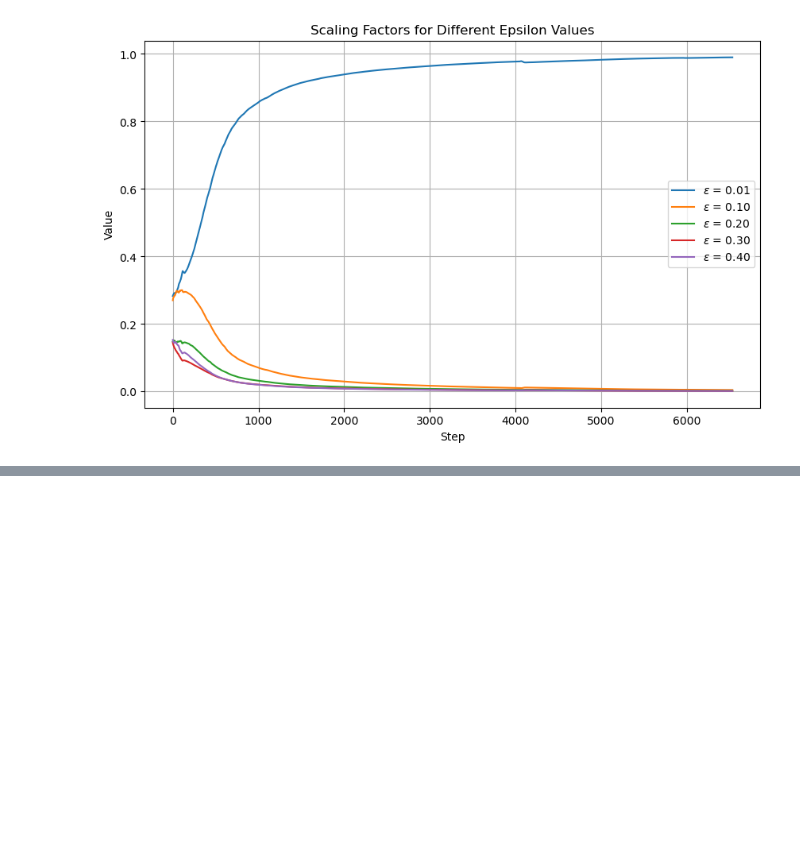
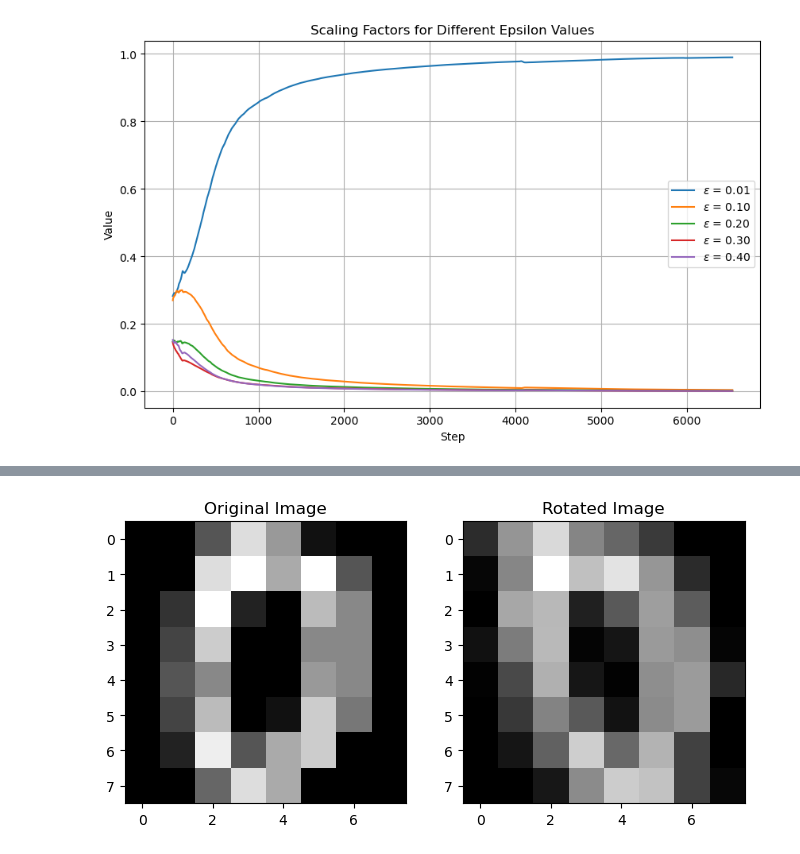
Before and after one commit to MikyLanfra/Learning-to-Optimize, a Jupyter notebook: Visualization.ipynb, the cells around one changed output, grey strips where cells are left out. Drawn from its saved outputs; the diff is of its cells as text; code cells hidden in the pictures; blank space fills up the shorter version.

```diff
--- a/Visualization.ipynb
+++ b/Visualization.ipynb
@@ -68,0 +89,6 @@ plt.show()
+# %%
+from sklearn.datasets import load_digits
+# from torch.nn.functional import one_hot
+
+X_digits, y_digits = load_digits(return_X_y=True)
+# y_digits = one_hot(torch.tensor(y_digits, dtype=torch.long), num_classes=10).float()
@@ -68,0 +106,12 @@ plt.show()
+# %%
+# Visualize true and rotated images
+plt.figure(figsize=(8, 4))
+plt.subplot(1, 2, 1)
+plt.imshow(X_digits[0].reshape(8, 8), cmap='gray')
+plt.title('Original Image')
+plt.subplot(1, 2, 2)
+plt.imshow(skimage_rotate(X_digits[0].reshape(8, 8), angle=20, mode='wrap'), cmap='gray')
+plt.title('Rotated Image')
+plt.show()
+# %% [output]
+[figure, added]
```
Also changed, not shown: parts of 8 cells of this notebook, 17 other files.
